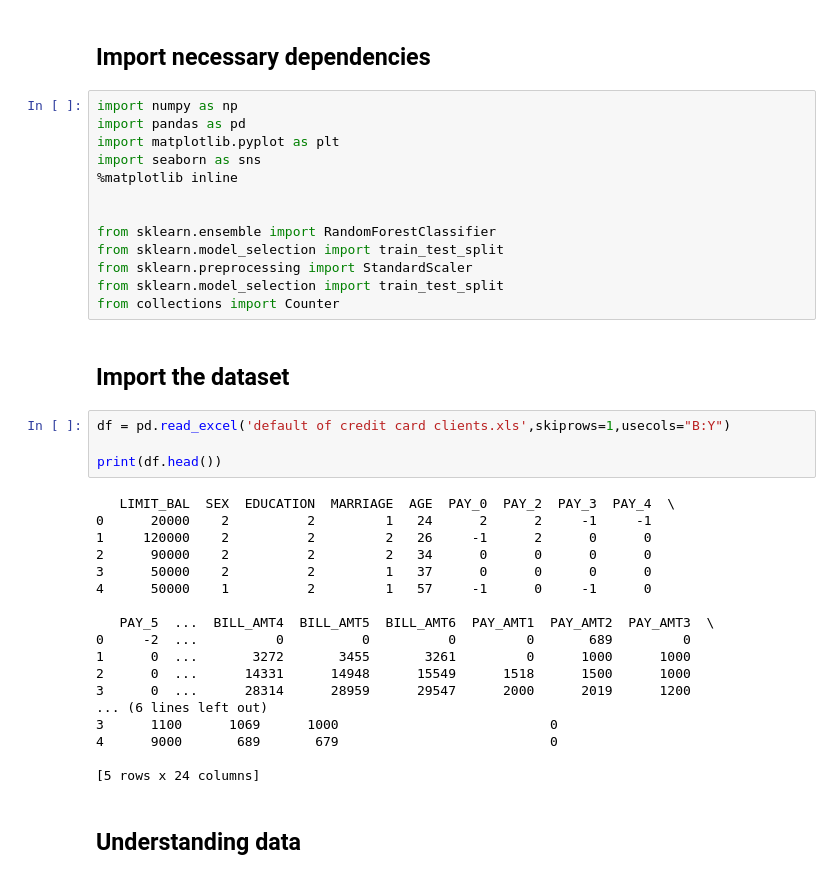
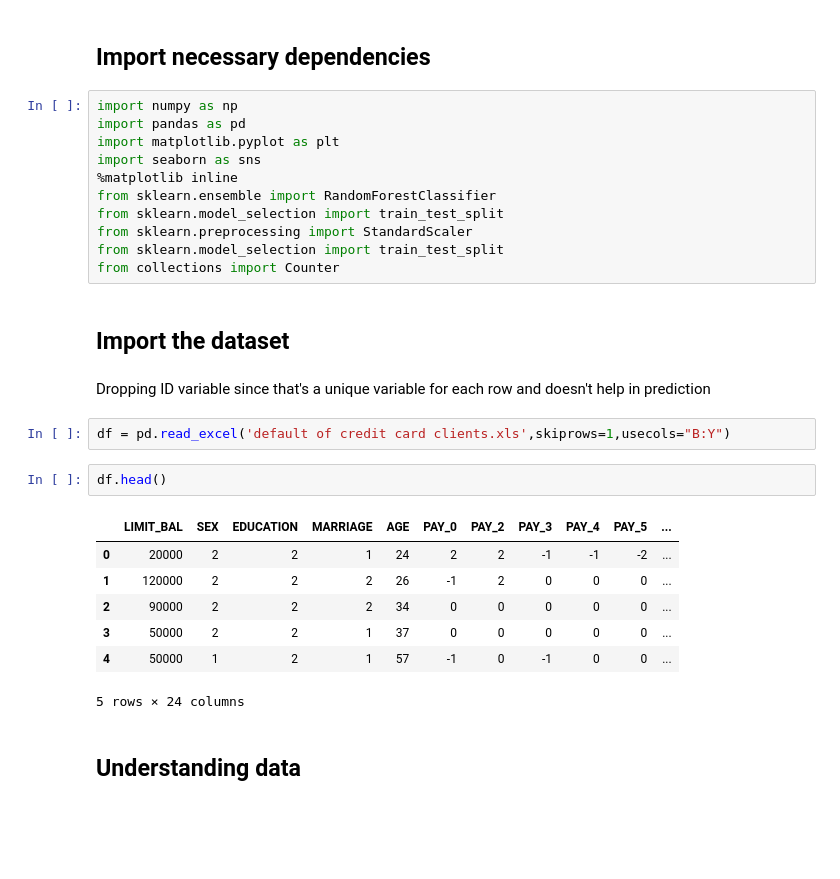
Before and after one commit to manojbalaji1/credit_default--ml-assignment1, a Jupyter notebook: credit_card_default_Final.ipynb, the cells around one changed output. Saved outputs shown, nothing was run; the diff lists cells and outputs as text; blank space fills up the shorter version.

```diff
--- a/credit_card_default_Final.ipynb
+++ b/credit_card_default_Final.ipynb
@@ -28,8 +28,6 @@ import pandas as pd
 import matplotlib.pyplot as plt
 import seaborn as sns
 %matplotlib inline
-
-
 from sklearn.ensemble import RandomForestClassifier
 from sklearn.model_selection import train_test_split
 from sklearn.preprocessing import StandardScaler
@@ -37,28 +35,20 @@ from sklearn.model_selection import train_test_split
 from collections import Counter
 # %% [markdown]
 ## Import the dataset
+# %% [markdown]
+Dropping ID variable since that's a unique variable for each row and doesn't help in prediction
 # %%
 df = pd.read_excel('default of credit card clients.xls',skiprows=1,usecols="B:Y")
-
-print(df.head())
-# %% [output]
-   LIMIT_BAL  SEX  EDUCATION  MARRIAGE  AGE  PAY_0  PAY_2  PAY_3  PAY_4  \
-0      20000    2          2         1   24      2      2     -1     -1
-1     120000    2          2         2   26     -1      2      0      0
-2      90000    2          2         2   34      0      0      0      0
-3      50000    2          2         1   37      0      0      0      0
-4      50000    1          2         1   57     -1      0     -1      0
-
-   PAY_5  ...  BILL_AMT4  BILL_AMT5  BILL_AMT6  PAY_AMT1  PAY_AMT2  PAY_AMT3  \
-0     -2  ...          0          0          0         0       689         0
-1      0  ...       3272       3455       3261         0      1000      1000
-2      0  ...      14331      14948      15549      1518      1500      1000
-3      0  ...      28314      28959      29547      2000      2019      1200
-... (6 lines left out)
-3      1100      1069      1000                           0
-4      9000       689       679                           0
-
-[5 rows x 24 columns]
+# %%
+df.head()
+# %% [output]
+|  | LIMIT_BAL | SEX | EDUCATION | MARRIAGE | AGE | PAY_0 | PAY_2 | PAY_3 | PAY_4 | PAY_5 | ... |
+| 0 | 20000 | 2 | 2 | 1 | 24 | 2 | 2 | -1 | -1 | -2 | ... |
+| 1 | 120000 | 2 | 2 | 2 | 26 | -1 | 2 | 0 | 0 | 0 | ... |
+| 2 | 90000 | 2 | 2 | 2 | 34 | 0 | 0 | 0 | 0 | 0 | ... |
+| 3 | 50000 | 2 | 2 | 1 | 37 | 0 | 0 | 0 | 0 | 0 | ... |
+| 4 | 50000 | 1 | 2 | 1 | 57 | -1 | 0 | -1 | 0 | 0 | ... |
+5 rows × 24 columns
 # %% [markdown]
 ## Understanding data
 # %%
```
Also changed, not shown: parts of 3 cells of this notebook, 1 other file.
